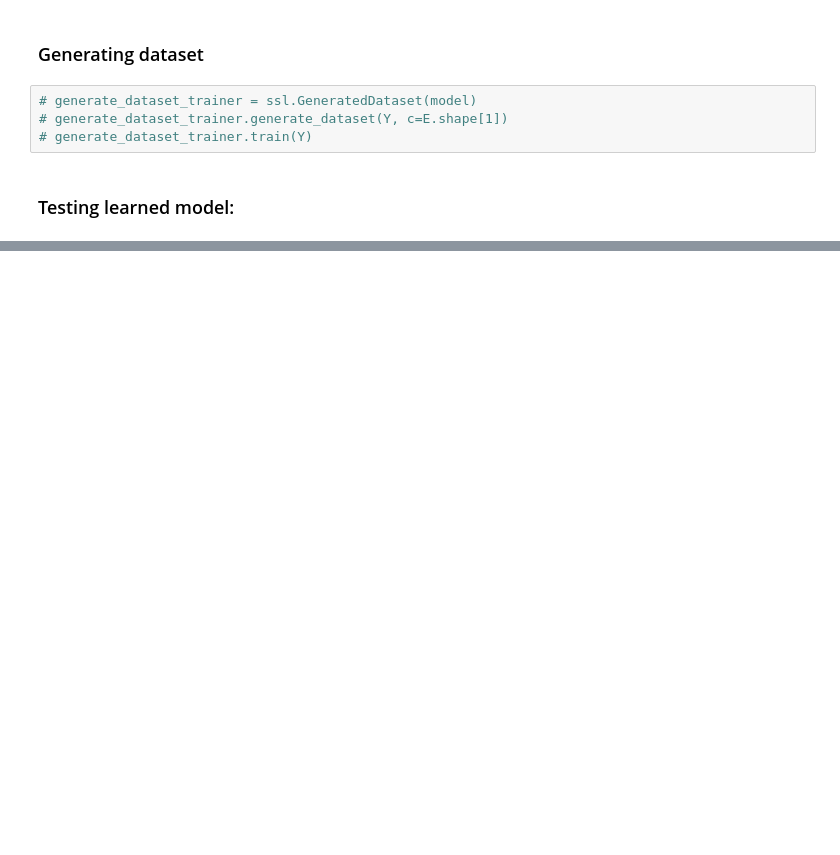
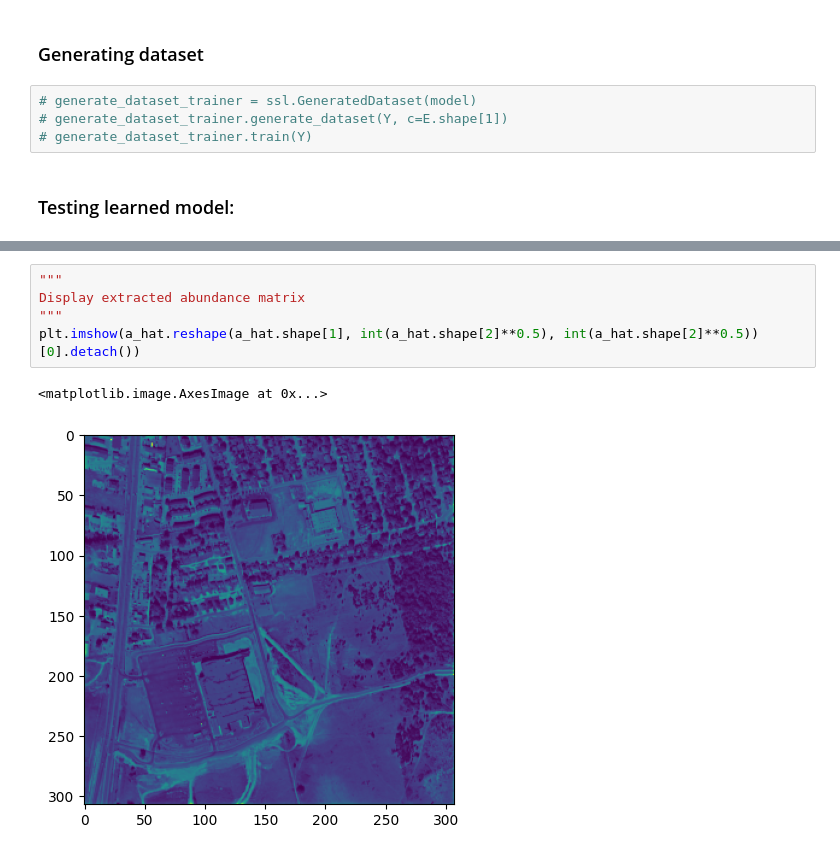
Before and after one commit to edabier/SS-HSU_benchmark, a Jupyter notebook: global_test.ipynb, the cells around one changed output, grey strips where cells are left out. Drawn from its saved outputs; the diff is of its cells as text; blank space fills up the shorter version.

```diff
--- a/global_test.ipynb
+++ b/global_test.ipynb
@@ -129 +157,9 @@ e_hat, a_hat, y_hat = model(Y)
+# %%
+"""
+Display extracted abundance matrix
+"""
+plt.imshow(a_hat.reshape(a_hat.shape[1], int(a_hat.shape[2]**0.5), int(a_hat.shape[2]**0.5))[0].detach())
+# %% [output]
+<matplotlib.image.AxesImage at 0x...>
+[figure, added]
 # %%
```
Also changed, not shown: parts of 13 cells of this notebook, 4 other files.
